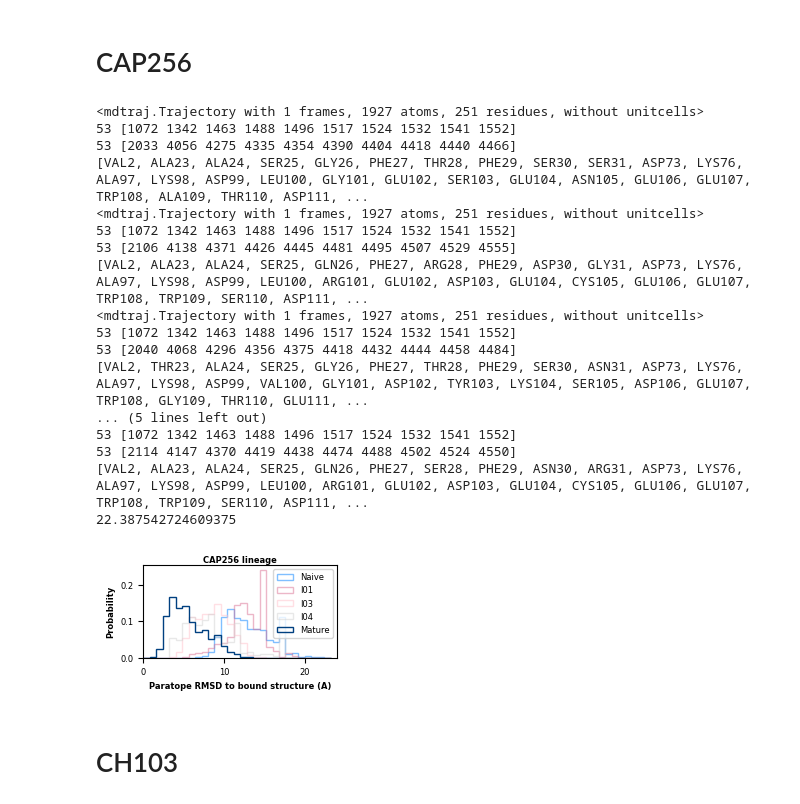
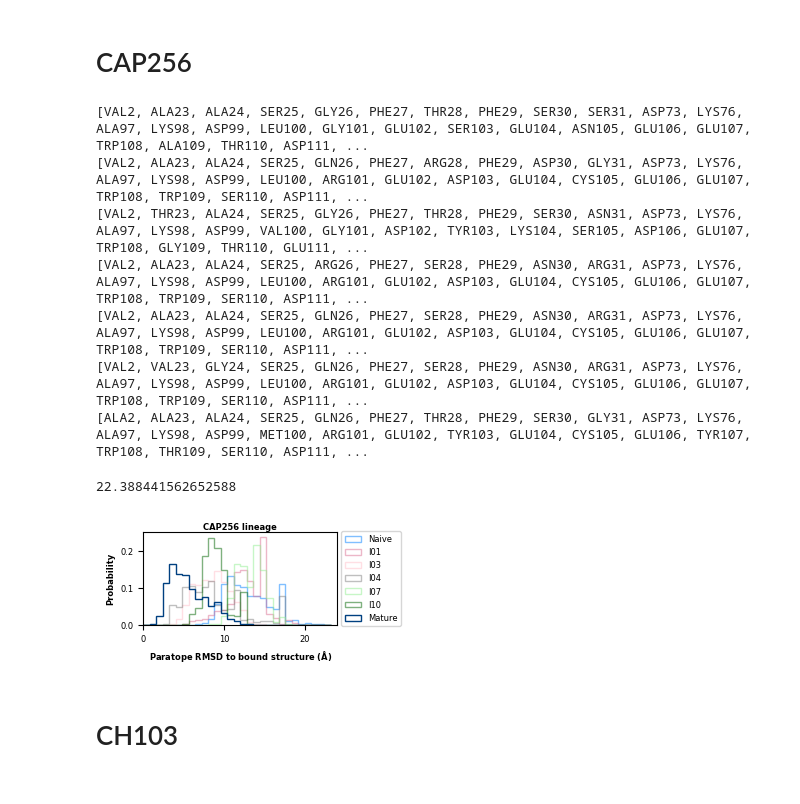
Before and after one commit to ssolieva/antibody-dynamics, a Jupyter notebook: analysis-files/paratope_RMSD/notebooks/calculateRMSD.ipynb, the cells around one changed output. Drawn from its saved outputs; the diff is of its cells as text; code cells hidden in the pictures.

```diff
--- a/analysis-files/paratope_RMSD/notebooks/calculateRMSD.ipynb
+++ b/analysis-files/paratope_RMSD/notebooks/calculateRMSD.ipynb
@@ -221,7 +266,7 @@ plt.show()
 # CAP256
 # %%
 lineage='CAP256'
-ref_LC_resis   = '32 46 49 50 52 53 54 55 56'
+ref_LC_resis   = '33 47 50 51 53 54 55 56 57'
 # target_LC_resis= ref_LC_resis
 
 ref_HC_resis =   '2 23 24 25 26 27 28 29 30 31 73 76 97 98 99 100 101 102 103 104 105 106 107 108 109 110 111 112 113 114 117 118 119 120 121 122 123 124 125 127 128 129 131 136'
@@ -246,44 +291,44 @@ I03_rmsd_values, I03_eq_probs = get_rmsd(ref_FR_inds_path, ref_pdb_path, target_
 target_sys_name = 'CAP256_I04_VC'
 I04_rmsd_values, I04_eq_probs = get_rmsd(ref_FR_inds_path, ref_pdb_path, target_sys_name,         ref_HC_resis, naive_HC_resis, ref_LC_resis, ref_LC_resis)
 
-print(np.max(np.concatenate([naive_rmsd_values,mature_rmsd_values,I01_rmsd_values,I03_rmsd_values,I04_rmsd_values])))
+target_sys_name = 'CAP256_I07_VC'
+I07_rmsd_values, I07_eq_probs = get_rmsd(ref_FR_inds_path, ref_pdb_path, target_sys_name,         ref_HC_resis, naive_HC_resis, ref_LC_resis, ref_LC_resis, target_chains=[1,0])
 
-
-plt.figure(figsize=[2.5,1.2])
-bins=np.arange(0,24,0.8)
-plt.hist(naive_rmsd_values,  bins=bins,weights=naive_eq_probs,  edgecolor='#80bfff',       label='Naive', histtype='step')
-plt.hist(I01_rmsd_values,    bins=bins, weights=I01_eq_probs,   alpha=0.5, edgecolor='palevioletred', label='I01', histtype='step')
-plt.hist(I03_rmsd_values,    bins=bins, weights=I03_eq_probs,   alpha=0.5, edgecolor='pink', label='I03', histtype='step')
-plt.hist(I04_rmsd_values,    bins=bins, weights=I04_eq_probs,   alpha=0.5, edgecolor='lightgray', label='I04', histtype='step')
-plt.hist(mature_rmsd_values, bins=bins, weights=mature_eq_probs,edgecolor='#004080',       label='Mature', histtype='step')
-plt.xlabel('Paratope RMSD to bound structure (A)',fontsize=6, weight='bold')
-plt.ylabel('Probability',fontsize=6, weight='bold')
-plt.title('CAP256 lineage', fontsize=6, weight='bold', pad=2)
-plt.yticks(fontsize=6)
-plt.xticks(fontsize=6)
-plt.legend(fontsize=6)
-plt.xlim(0,24)
-plt.savefig(f"../figures/paratope_RMSD_to_bound_structure_{lineage}.pdf", dpi=300, bbox_inches='tight', transparent=True)
-plt.show()
+target_sys_name = 'CAP256_I10_VC'
+I10_rmsd_values, I10_eq_probs = get_rmsd(ref_FR_inds_path, ref_pdb_path, target_sys_name,         ref_HC_resis, naive_HC_resis, ref_LC_resis, ref_LC_resis, target_chains=[1,0])
 # %% [output]
-<mdtraj.Trajectory with 1 frames, 1927 atoms, 251 residues, without unitcells>
-53 [1072 1342 1463 1488 1496 1517 1524 1532 1541 1552]
-53 [2033 4056 4275 4335 4354 4390 4404 4418 4440 4466]
 [VAL2, ALA23, ALA24, SER25, GLY26, PHE27, THR28, PHE29, SER30, SER31, ASP73, LYS76, ALA97, LYS98, ASP99, LEU100, GLY101, GLU102, SER103, GLU104, ASN105, GLU106, GLU107, TRP108, ALA109, THR110, ASP111, ...
-<mdtraj.Trajectory with 1 frames, 1927 atoms, 251 residues, without unitcells>
-53 [1072 1342 1463 1488 1496 1517 1524 1532 1541 1552]
-53 [2106 4138 4371 4426 4445 4481 4495 4507 4529 4555]
 [VAL2, ALA23, ALA24, SER25, GLN26, PHE27, ARG28, PHE29, ASP30, GLY31, ASP73, LYS76, ALA97, LYS98, ASP99, LEU100, ARG101, GLU102, ASP103, GLU104, CYS105, GLU106, GLU107, TRP108, TRP109, SER110, ASP111, ...
-<mdtraj.Trajectory with 1 frames, 1927 atoms, 251 residues, without unitcells>
-53 [1072 1342 1463 1488 1496 1517 1524 1532 1541 1552]
-53 [2040 4068 4296 4356 4375 4418 4432 4444 4458 4484]
 [VAL2, THR23, ALA24, SER25, GLY26, PHE27, THR28, PHE29, SER30, ASN31, ASP73, LYS76, ALA97, LYS98, ASP99, VAL100, GLY101, ASP102, TYR103, LYS104, SER105, ASP106, GLU107, TRP108, GLY109, THR110, GLU111, ...
-... (5 lines left out)
-53 [1072 1342 1463 1488 1496 1517 1524 1532 1541 1552]
-53 [2114 4147 4370 4419 4438 4474 4488 4502 4524 4550]
+[VAL2, ALA23, ALA24, SER25, ARG26, PHE27, SER28, PHE29, ASN30, ARG31, ASP73, LYS76, ALA97, LYS98, ASP99, LEU100, ARG101, GLU102, ASP103, GLU104, CYS105, GLU106, GLU107, TRP108, TRP109, SER110, ASP111, ...
 [VAL2, ALA23, ALA24, SER25, GLN26, PHE27, SER28, PHE29, ASN30, ARG31, ASP73, LYS76, ALA97, LYS98, ASP99, LEU100, ARG101, GLU102, ASP103, GLU104, CYS105, GLU106, GLU107, TRP108, TRP109, SER110, ASP111, ...
-22.387542724609375
+[VAL2, VAL23, GLY24, SER25, GLN26, PHE27, SER28, PHE29, ASN30, ARG31, ASP73, LYS76, ALA97, LYS98, ASP99, LEU100, ARG101, GLU102, ASP103, GLU104, CYS105, GLU106, GLU107, TRP108, TRP109, SER110, ASP111, ...
+[ALA2, ALA23, ALA24, SER25, GLN26, PHE27, THR28, PHE29, SER30, GLY31, ASP73, LYS76, ALA97, LYS98, ASP99, MET100, ARG101, GLU102, TYR103, GLU104, CYS105, GLU106, TYR107, TRP108, THR109, SER110, ASP111, ...
-[figure, removed]
+# %%
+print(np.max(np.concatenate([naive_rmsd_values,mature_rmsd_values,I01_rmsd_values,I03_rmsd_values,I04_rmsd_values, I07_rmsd_values, I10_rmsd_values])))
+
+
+plt.figure(figsize=[2.5,1.2])
+bins=np.arange(0,24,0.8)
+plt.hist(naive_rmsd_values,  bins=bins,weights=naive_eq_probs,  edgecolor='#80bfff',       label='Naive', histtype='step')
+plt.hist(I01_rmsd_values,    bins=bins, weights=I01_eq_probs,   alpha=0.5, edgecolor='palevioletred', label='I01', histtype='step')
+plt.hist(I03_rmsd_values,    bins=bins, weights=I03_eq_probs,   alpha=0.5, edgecolor='pink', label='I03', histtype='step')
+plt.hist(I04_rmsd_values,    bins=bins, weights=I04_eq_probs,   alpha=0.5, edgecolor='gray', label='I04', histtype='step')
+plt.hist(I07_rmsd_values,    bins=bins, weights=I07_eq_probs,   alpha=0.5, edgecolor='lightgreen', label='I07', histtype='step')
+plt.hist(I10_rmsd_values,    bins=bins, weights=I10_eq_probs,   alpha=0.5, edgecolor='darkgreen', label='I10', histtype='step')
+plt.hist(mature_rmsd_values, bins=bins, weights=mature_eq_probs,edgecolor='#004080',       label='Mature', histtype='step')
+plt.xlabel('Paratope RMSD to bound structure ('+r'$\mathbf{\AA}$'+')',fontsize=6, weight='bold')
+plt.ylabel('Probability',fontsize=6, weight='bold')
+plt.title('CAP256 lineage', fontsize=6, weight='bold', pad=2)
+plt.yticks(fontsize=6)
+plt.xticks(fontsize=6)
+plt.legend(fontsize=6, loc='center left', bbox_to_anchor=(1, 0.5))
+plt.xlim(0,24)
+plt.savefig(f"../figures/paratope_RMSD_to_bound_structure_{lineage}.pdf", dpi=300, bbox_inches='tight', transparent=True)
+plt.show()
+# %% [output]
+22.388441562652588
+[figure, added]
 # %% [markdown]
 # CH103
 # %%
```
Also changed, not shown: parts of 3 cells of this notebook, 11 other files.
